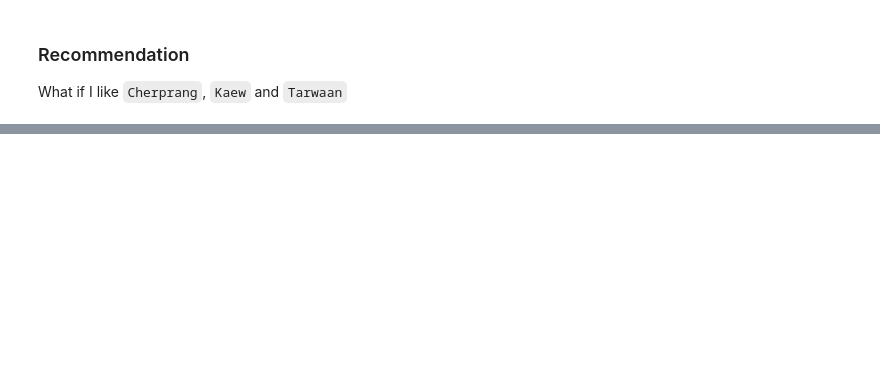
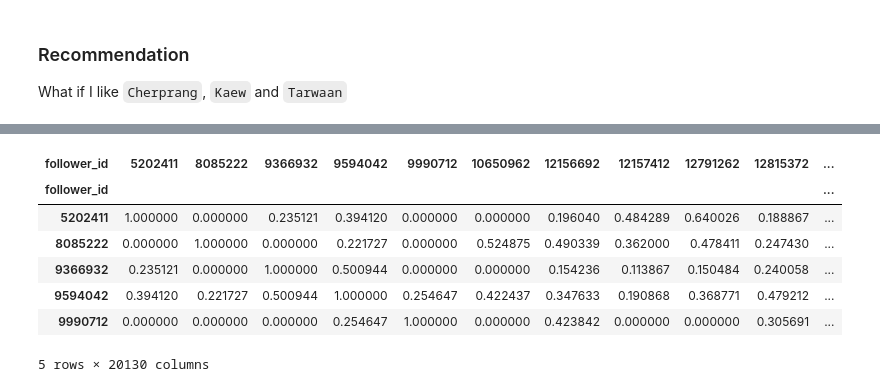
Before and after one commit to tansinee/bnk48-recommender, a Jupyter notebook: collaborative_filtering/cosine_similarity.ipynb, the cells around one changed output, grey strips where cells are left out. Drawn from its saved outputs; the diff is of its cells as text; code cells hidden in the pictures; blank space fills up the shorter version.

```diff
--- a/collaborative_filtering/cosine_similarity.ipynb
+++ b/collaborative_filtering/cosine_similarity.ipynb
@@ -172,0 +289,21 @@ result = recommend(sim, {'Cherprang', 'Kaew', 'Tarwaan'}, n=20)
+# %%
+ratings = l2norm_rating.values
+l2norm = np.sqrt(np.sum(ratings ** 2, axis=1))
+
+sim_values = (
+    np.dot(ratings, ratings.transpose()) /
+    (l2norm * l2norm[np.newaxis].T)
+)
+
+user_sim_df = pd.DataFrame(sim_values, index=l2norm_rating.index, columns=l2norm_rating.index)
+# %%
+user_sim_df.head()
+# %% [output]
+| follower_id | 5202411 | 8085222 | 9366932 | 9594042 | 9990712 | 10650962 | 12156692 | 12157412 | 12791262 | 12815372 | ... |
+| follower_id |  |  |  |  |  |  |  |  |  |  | ... |
+| 5202411 | 1.000000 | 0.000000 | 0.235121 | 0.394120 | 0.000000 | 0.000000 | 0.196040 | 0.484289 | 0.640026 | 0.188867 | ... |
+| 8085222 | 0.000000 | 1.000000 | 0.000000 | 0.221727 | 0.000000 | 0.524875 | 0.490339 | 0.362000 | 0.478411 | 0.247430 | ... |
+| 9366932 | 0.235121 | 0.000000 | 1.000000 | 0.500944 | 0.000000 | 0.000000 | 0.154236 | 0.113867 | 0.150484 | 0.240058 | ... |
+| 9594042 | 0.394120 | 0.221727 | 0.500944 | 1.000000 | 0.254647 | 0.422437 | 0.347633 | 0.190868 | 0.368771 | 0.479212 | ... |
+| 9990712 | 0.000000 | 0.000000 | 0.000000 | 0.254647 | 1.000000 | 0.000000 | 0.423842 | 0.000000 | 0.000000 | 0.305691 | ... |
+5 rows × 20130 columns
```
Also changed, not shown: parts of 29 cells of this notebook.
